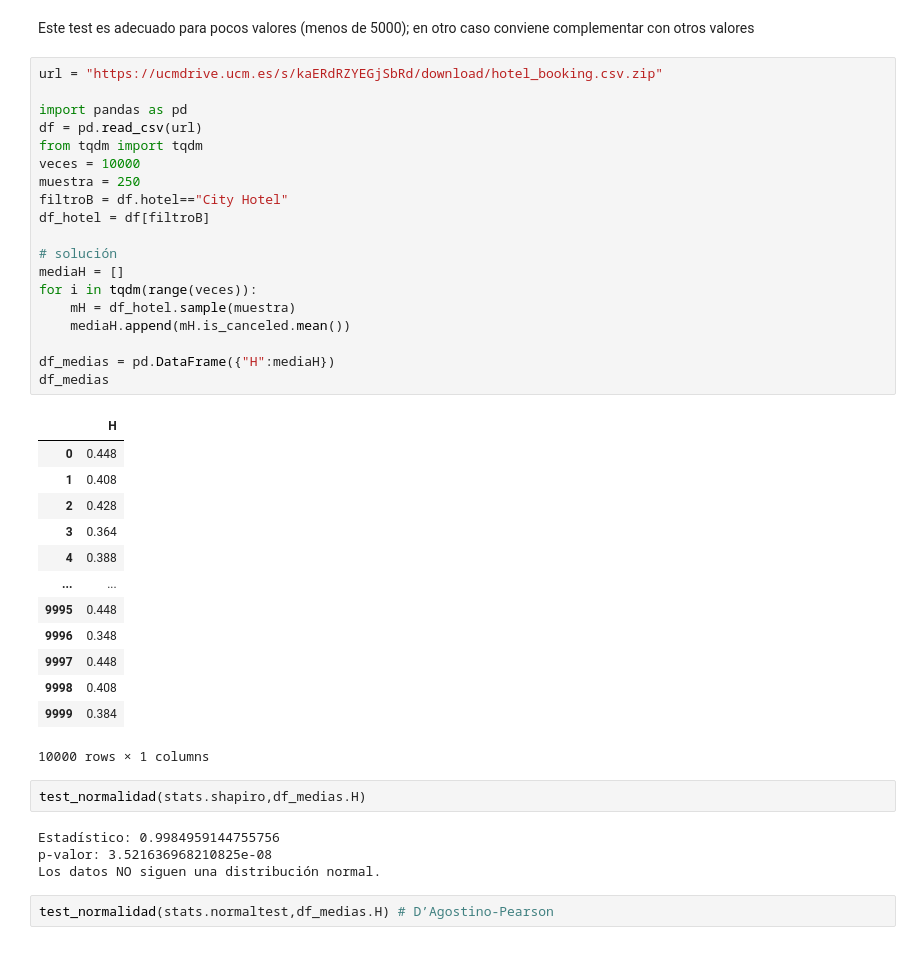
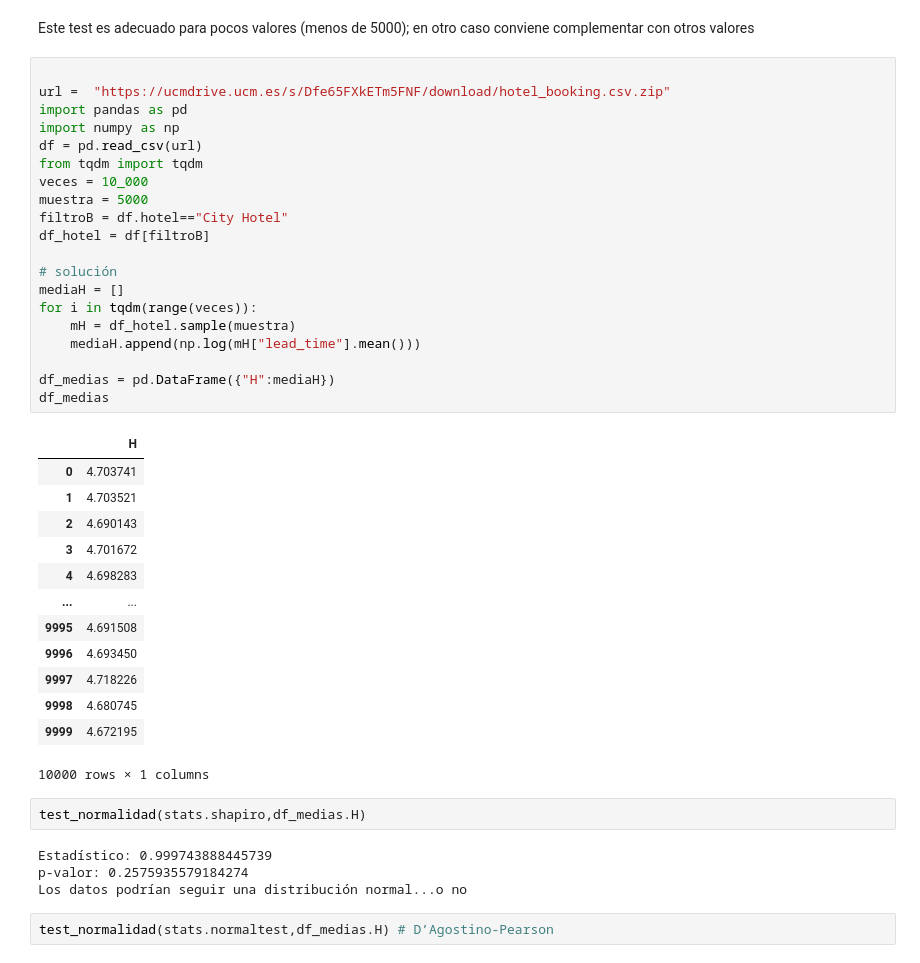
Before and after one commit to RafaelCaballero/APD, a Jupyter notebook: codigo/TestsEstadísticos.ipynb, the cells around one changed output. Cells and saved outputs as stored; diff of their text form.

```diff
--- a/codigo/TestsEstadísticos.ipynb
+++ b/codigo/TestsEstadísticos.ipynb
@@ -150,44 +150,45 @@ Los datos NO siguen una distribución normal.
 # %% [markdown]
 Este test es adecuado para pocos valores (menos de 5000); en otro caso conviene complementar con otros valores
 # %%
-url = "https://ucmdrive.ucm.es/s/kaERdRZYEGjSbRd/download/hotel_booking.csv.zip"
 
+url =  "https://ucmdrive.ucm.es/s/Dfe65FXkETm5FNF/download/hotel_booking.csv.zip"
 import pandas as pd
+import numpy as np
 df = pd.read_csv(url)
 from tqdm import tqdm
-veces = 10000
-muestra = 250
+veces = 10_000
+muestra = 5000
 filtroB = df.hotel=="City Hotel"
 df_hotel = df[filtroB]
 
 # solución
 mediaH = []
 for i in tqdm(range(veces)):
     mH = df_hotel.sample(muestra)
-    mediaH.append(mH.is_canceled.mean())
+    mediaH.append(np.log(mH["lead_time"].mean()))
 
 df_medias = pd.DataFrame({"H":mediaH})
 df_medias
 # %% [output]
 |  | H |
-| 0 | 0.448 |
-| 1 | 0.408 |
-| 2 | 0.428 |
-| 3 | 0.364 |
-| 4 | 0.388 |
+| 0 | 4.703741 |
+| 1 | 4.703521 |
+| 2 | 4.690143 |
+| 3 | 4.701672 |
+| 4 | 4.698283 |
 | ... | ... |
-| 9995 | 0.448 |
-| 9996 | 0.348 |
-| 9997 | 0.448 |
-| 9998 | 0.408 |
-| 9999 | 0.384 |
+| 9995 | 4.691508 |
+| 9996 | 4.693450 |
+| 9997 | 4.718226 |
+| 9998 | 4.680745 |
+| 9999 | 4.672195 |
 10000 rows × 1 columns
 # %%
 test_normalidad(stats.shapiro,df_medias.H)
 # %% [output]
-Estadístico: 0.9984959144755756
-p-valor: 3.521636968210825e-08
-Los datos NO siguen una distribución normal.
+Estadístico: 0.999743888445739
+p-valor: 0.2575935579184274
+Los datos podrían seguir una distribución normal...o no
 # %%
 test_normalidad(stats.normaltest,df_medias.H) # D’Agostino-Pearson
 # %% [output]
```
Also changed, not shown: parts of 10 cells of this notebook.
